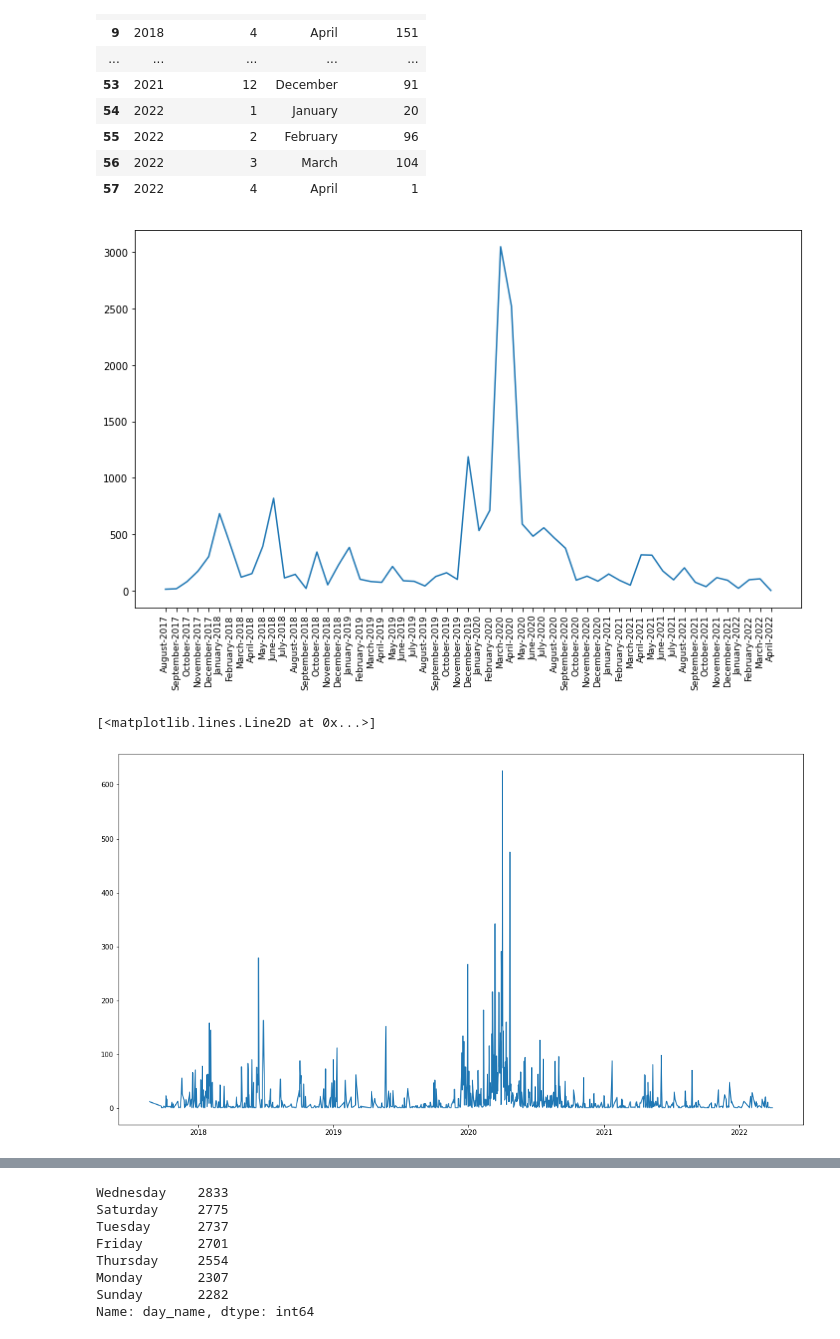
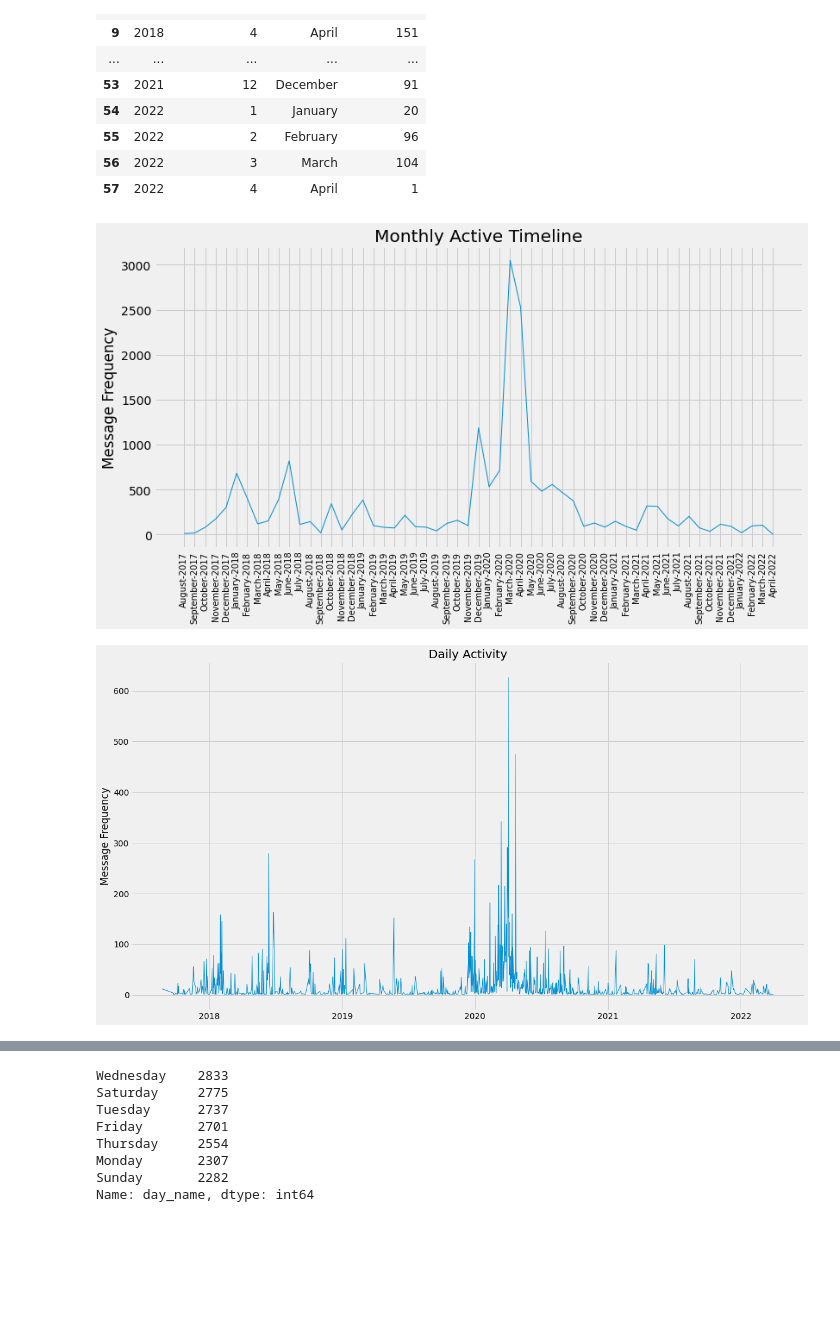
Before and after one commit to zeeshan-arif/analyze-chat, a Jupyter notebook: Chat Analysis.ipynb, the cells around one changed output, grey strips where cells are left out. Cells and saved outputs as stored; diff of their text form; code cells hidden in the pictures; blank space fills up the shorter version.

```diff
--- a/Chat Analysis.ipynb
+++ b/Chat Analysis.ipynb
@@ -176,6 +176,8 @@ Name: users, dtype: int64
 # %%
 import matplotlib.pyplot as plt
 %matplotlib inline
+# %%
+plt.style.use("fivethirtyeight")
 # %%
 x = df["users"].value_counts().head()
 # %%
@@ -353,10 +361,15 @@ timeline.drop([0], inplace=True)
 # %%
-plt.figure(figsize=(12,7))
-plt.plot(timeline["time"], timeline["messages"])
-plt.xticks(rotation="vertical", fontsize=9)
+plt.figure(figsize=(12,6))
+
+plt.plot(timeline["time"], timeline["messages"], linewidth=1)
+
+#plt.legend()
+plt.title("Monthly Active Timeline")
+plt.ylabel("Message Frequency")
+plt.xticks(rotation="vertical", fontsize=10)
 plt.show()
 # %% [output]
-[figure, old version]
+[figure, new version]
 # %%
 df["only_date"] = df["date"].dt.date
 # %%
@@ -365,10 +378,13 @@ daily_timeline = df.groupby("only_date").count()["messages"].reset_index()
 daily_timeline.drop([0], inplace=True)
 # %%
 plt.figure(figsize=(18,10))
-plt.plot(daily_timeline["only_date"], daily_timeline["messages"])
+plt.plot(daily_timeline["only_date"], daily_timeline["messages"], linewidth=1)
+
+plt.title("Daily Activity")
+plt.ylabel("Message Frequency")
+plt.show()
 # %% [output]
-[<matplotlib.lines.Line2D at 0x...>]
-[figure, old version]
+[figure, new version]
 # %%
 df.head()
 # %% [output]
```
Also changed, not shown: parts of 4 cells of this notebook, 2 other files.
